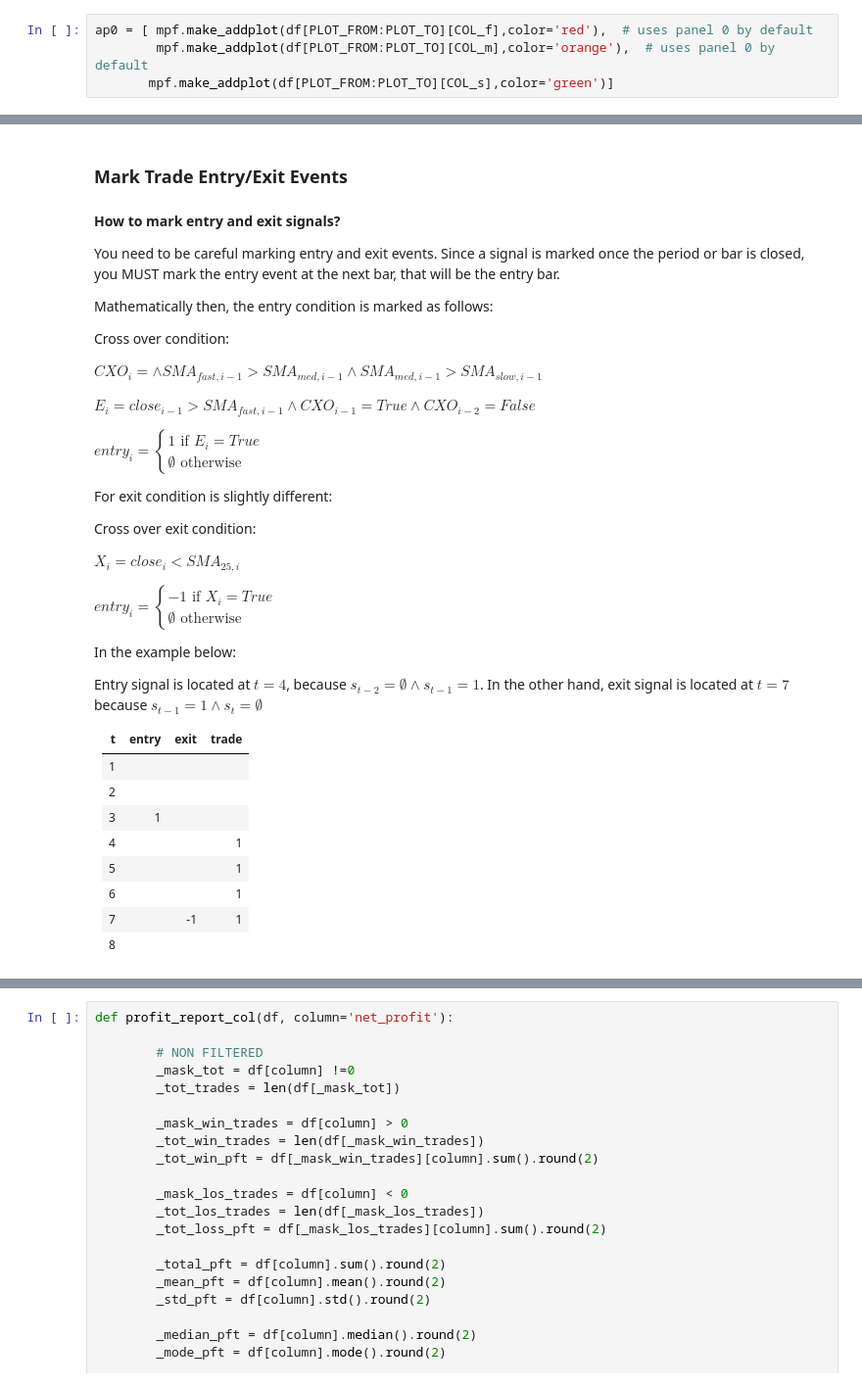
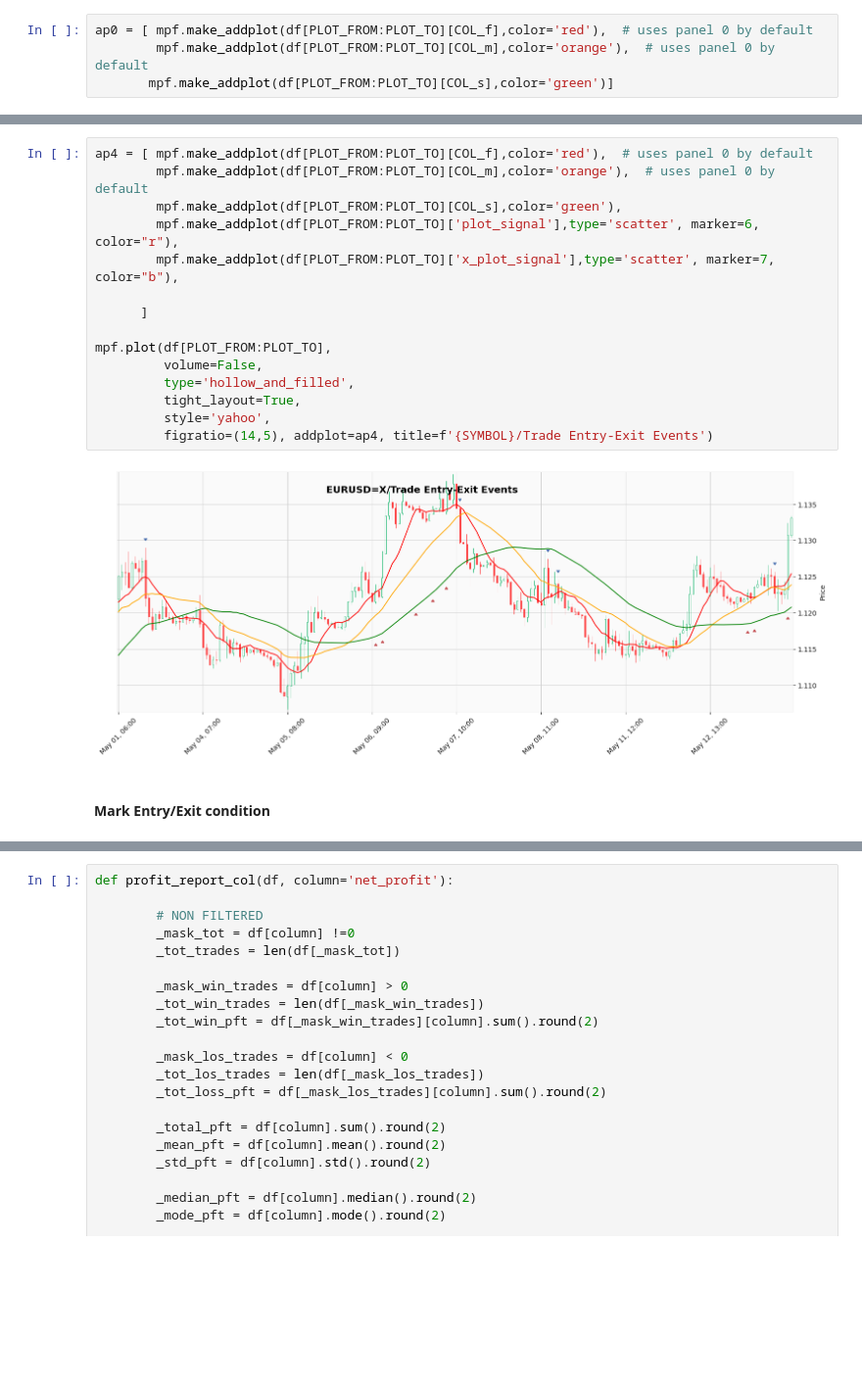
Before and after one commit to mchiuminatto/MVA_Crossover, a Jupyter notebook: SMA Crossover v.1.1.ipynb, the cells around one changed output, grey strips where cells are left out. Shown: that part at 98% size. Saved outputs shown, nothing was run; the diff lists cells and outputs as text; blank space fills up the shorter version.

```diff
--- a/SMA Crossover v.1.1.ipynb
+++ b/SMA Crossover v.1.1.ipynb
@@ -169,50 +274,19 @@ mpf.plot(df[PLOT_FROM:PLOT_TO],
+# %%
+ap4 = [ mpf.make_addplot(df[PLOT_FROM:PLOT_TO][COL_f],color='red'),  # uses panel 0 by default
+        mpf.make_addplot(df[PLOT_FROM:PLOT_TO][COL_m],color='orange'),  # uses panel 0 by default
+        mpf.make_addplot(df[PLOT_FROM:PLOT_TO][COL_s],color='green'),
+        mpf.make_addplot(df[PLOT_FROM:PLOT_TO]['plot_signal'],type='scatter', marker=6, color="r"),
+        mpf.make_addplot(df[PLOT_FROM:PLOT_TO]['x_plot_signal'],type='scatter', marker=7, color="b"),
+
+      ]
+
+mpf.plot(df[PLOT_FROM:PLOT_TO],
+         volume=False,
+         type='hollow_and_filled',
+         tight_layout=True,
+         style='yahoo',
+         figratio=(14,5), addplot=ap4, title=f'{SYMBOL}/Trade Entry-Exit Events')
+# %% [output]
+[figure, added]
 # %% [markdown]
-### Mark Trade Entry/Exit Events
+#### Mark Entry/Exit condition
-# %% [markdown]
-**How to mark entry and exit signals?**
-
-You need to be careful marking entry and exit events. Since a signal is marked once the period or bar is closed, you MUST mark the entry event at the next bar, that will be the entry bar.
-
-Mathematically then, the entry condition is marked as follows:
-
-
-Cross over condition:
-
-$CXO_i = \land SMA_{fast, i-1} > SMA_{med, i-1}  \land SMA_{med, i-1} > SMA_{slow, i-1}$
-
-
-$E_i = close_{i-1} > SMA_{fast, i-1} \land CXO_{i-1}=True \land CXO_{i-2}=False$
-
-$entry_i=\begin{cases}
-    1 \text{ if }E_i = True\\
-    \emptyset \text{ otherwise}
-\end{cases}
-$
-
-For exit condition is slightly different:
-
-Cross over exit condition:
-
-$X_i = close_{i} < SMA_{25, i}$
-
-$entry_i = \begin{cases}
-    -1 \text{ if }X_i = True \\
-    \emptyset \text{ otherwise}
-\end{cases}
-$
-
-In the example below:
-
-Entry signal is located at $t=4$, because $s_{t-2}=\emptyset \land s_{t-1}=1$. In the other hand, exit signal is located at $t=7$ because $s_{t-1}=1 \land s_t=\emptyset$
-
-
-| t | entry  | exit |trade |
-| - | ------ |------|------|
-| 1 |        |      |      |
-| 2 |        |      |      |
-| 3 | 1      |      |      |
-| 4 |        |      |   1  |
-| 5 |        |      |   1  |
-| 6 |        |      |   1  |
-| 7 |        | -1   |   1  |
-| 8 |        |      |      |
```
Also changed, not shown: parts of 36 cells of this notebook.
